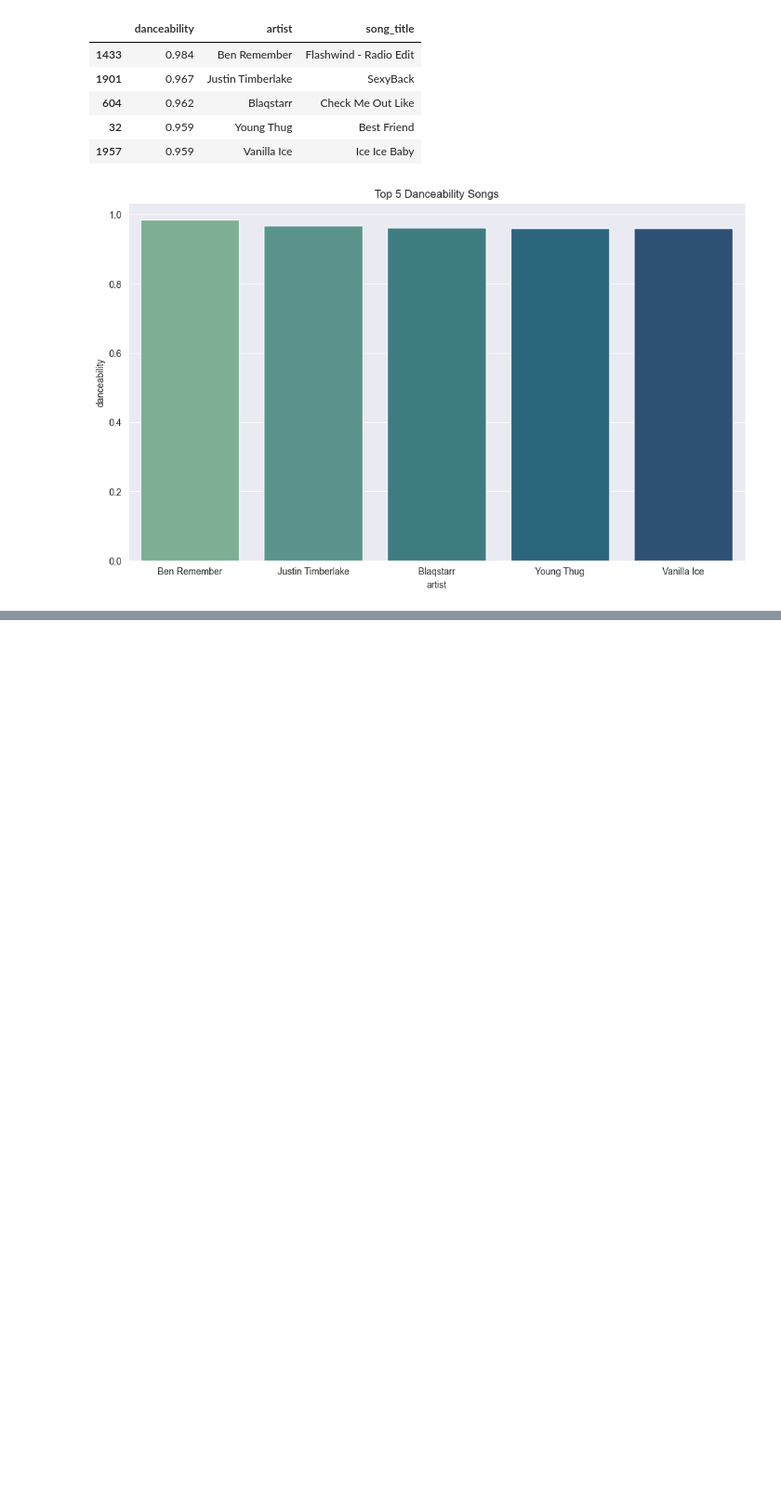
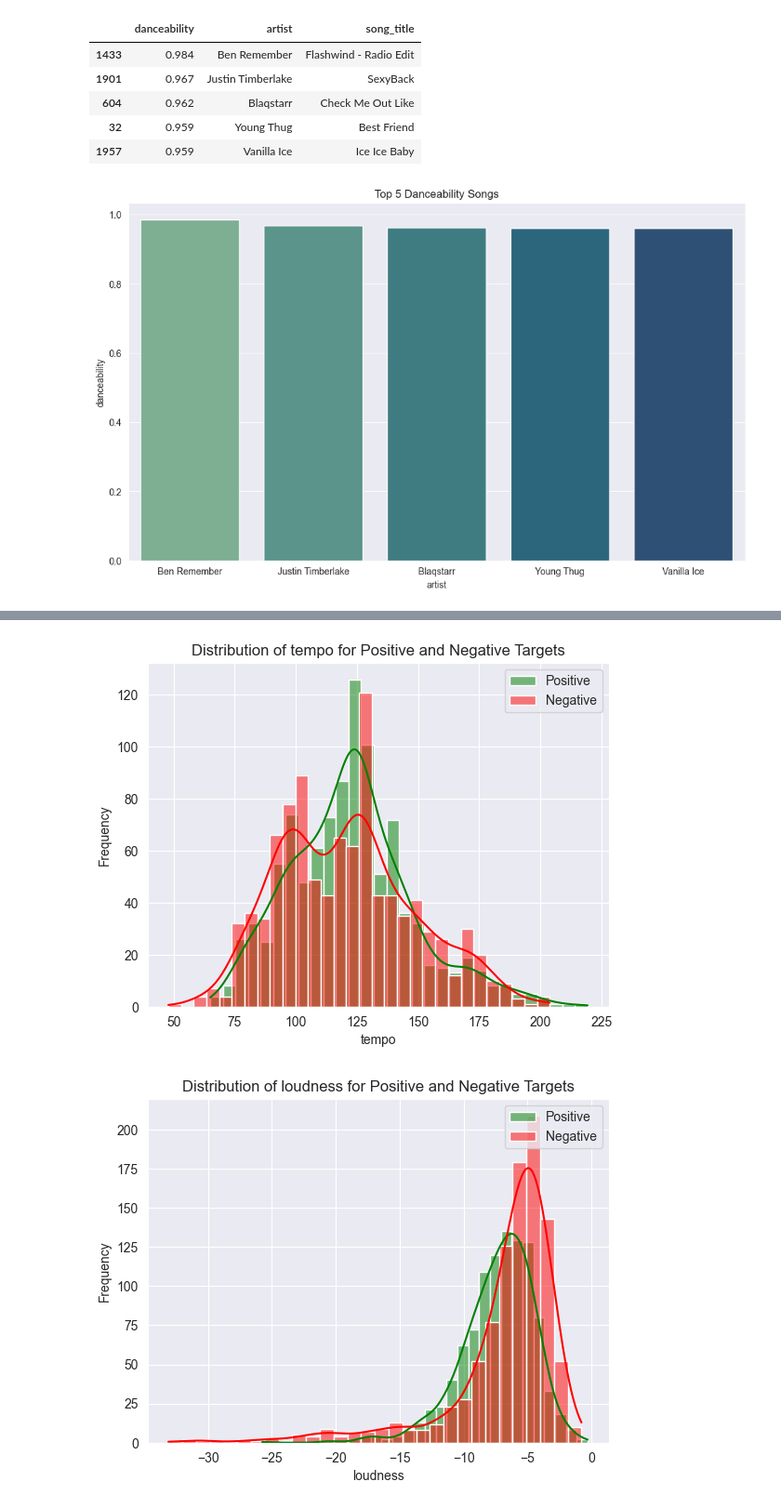
Before and after one commit to moronjie/eda, a Jupyter notebook: spotify/main.ipynb, the cells around one changed output, grey strips where cells are left out. Shown: that part at 93% size. Saved outputs shown, nothing was run; the diff lists cells and outputs as text; code cells hidden in the pictures; blank space fills up the shorter version.

```diff
--- a/spotify/main.ipynb
+++ b/spotify/main.ipynb
@@ -140,0 +155,19 @@ instrumental_tracks = df[['artist_name','track_name','instrumentalness']].sort_v
+# %%
+track_features = ['tempo','loudness','acousticness','danceability','duration_ms', 'energy','instrumentalness','liveness','speechiness','valence']
+# %%
+for ftr in track_features:
+    positive_target = df[df['target'] == 1][ftr]
+    negative_target = df[df['target'] == 0][ftr]
+
+    # Plot histograms for positive and negative targets on the same axis
+    sns.histplot(positive_target, color="g", bins=30, kde=True, label="Positive", alpha=0.5)
+    sns.histplot(negative_target, color="r", bins=30, kde=True, label="Negative", alpha=0.5)
+
+    plt.legend(loc='upper right')
+    plt.title(f"Distribution of {ftr} for Positive and Negative Targets")
+    plt.xlabel(ftr)
+    plt.ylabel("Frequency")
+    plt.show()
+# %% [output]
+[figure, added]
+[figure, added]
```
Also changed, not shown: parts of 5 cells of this notebook.
